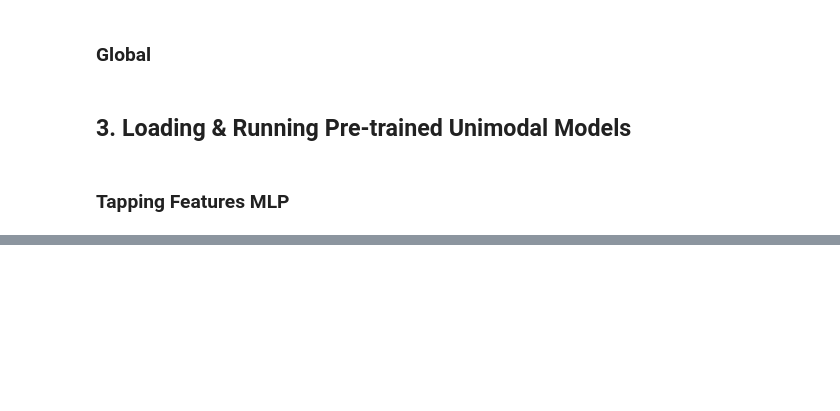
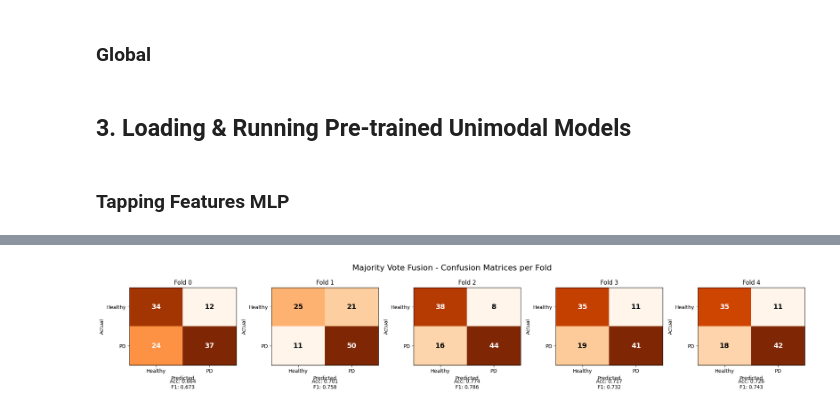
Before and after one commit to maelysclerget/multimodal-parkinson-detection-ml, a Jupyter notebook: src_GAMMA/FusionPipelines/LateFeatureFusionPipeline.ipynb, the cells around one changed output, grey strips where cells are left out. Saved outputs shown, nothing was run; the diff lists cells and outputs as text; code cells hidden in the pictures; blank space fills up the shorter version.

Commit message:
Finish Late Fusion Feature MLP

```diff
--- a/src_GAMMA/FusionPipelines/LateFeatureFusionPipeline.ipynb
+++ b/src_GAMMA/FusionPipelines/LateFeatureFusionPipeline.ipynb
@@ -144,0 +759,91 @@ with torch.no_grad():
+# %%
+# Use the already concatenated fusion_df from weighted average section
+# Or create it again if needed
+if 'fusion_df' not in locals():
+    tapping_with_modality = tapping_test_results.copy()
+    tapping_with_modality['modality'] = 'tapping'
+
+    audio_with_modality = audio_test_results.copy()
+    audio_with_modality['modality'] = 'audio'
+
+    fusion_df = pd.concat([tapping_with_modality, audio_with_modality], ignore_index=True)
+
+# Compute majority voting per healthCode and fold
+majority_vote_results = []
+
+for fold in range(5):
+    fold_data = fusion_df[fusion_df['fold'] == fold]
+
+    for healthcode in fold_data['healthCode'].unique():
+        hc_data = fold_data[fold_data['healthCode'] == healthcode]
+
+        # Get all predictions for this healthCode (from both modalities)
+        all_preds = hc_data['predicted_label'].values
+
+        # Majority vote
+        majority_pred = stats.mode(all_preds, keepdims=True)[0][0]
+        actual_label = hc_data['actual_label'].iloc[0]
+
+        majority_vote_results.append({
+            'healthCode': healthcode,
+            'fold': fold,
+            'predicted_label': majority_pred,
+            'actual_label': actual_label
+        })
+
+majority_vote_df = pd.DataFrame(majority_vote_results)
+
+print(f"Majority Vote Fusion Results:")
+print(f"Total unique healthCodes: {majority_vote_df['healthCode'].nunique()}")
+print(f"Shape: {majority_vote_df.shape}\n")
+
+# Plot confusion matrices per fold
+fig, axes = plt.subplots(1, 5, figsize=(20, 4))
+fig.suptitle('Majority Vote Fusion - Confusion Matrices per Fold', fontsize=16)
+
+f1_scores = []
+accuracies = []
+
+for fold in range(5):
+    fold_data = majority_vote_df[majority_vote_df['fold'] == fold]
+    if len(fold_data) > 0:
+        cm = confusion_matrix(fold_data['actual_label'], fold_data['predicted_label'])
+
+        # Plot confusion matrix
+        im = axes[fold].imshow(cm, cmap='Oranges', aspect='auto')
+        axes[fold].set_title(f'Fold {fold}')
+        axes[fold].set_xlabel('Predicted')
+        axes[fold].set_ylabel('Actual')
+        axes[fold].set_xticks([0, 1])
+        axes[fold].set_yticks([0, 1])
+        axes[fold].set_xticklabels(['Healthy', 'PD'])
+        axes[fold].set_yticklabels(['Healthy', 'PD'])
+
+        # Add text annotations
+        for i in range(2):
+            for j in range(2):
+                text = axes[fold].text(j, i, cm[i, j],
+                                      ha="center", va="center", color="white" if cm[i, j] > cm.max()/2 else "black",
+                                      fontsize=14, weight='bold')
+
+        # Compute metrics
+        acc = accuracy_score(fold_data['actual_label'], fold_data['predicted_label'])
+        f1 = f1_score(fold_data['actual_label'], fold_data['predicted_label'])
+        f1_scores.append(f1)
+        accuracies.append(acc)
+        axes[fold].text(0.5, -0.3, f'Acc: {acc:.3f}\nF1: {f1:.3f}',
+                       ha='center', transform=axes[fold].transAxes, fontsize=10)
+
+plt.tight_layout()
+plt.show()
+
+# Overall statistics
+mean_f1 = np.mean(f1_scores)
+std_f1 = np.std(f1_scores)
+mean_acc = np.mean(accuracies)
+std_acc = np.std(accuracies)
+
+print(f"\n**Majority Vote Fusion Results:**")
+print(f"**Mean F1 Score: {mean_f1:.4f} ± {std_f1:.4f}**")
+print(f"**Mean Accuracy: {mean_acc:.4f} ± {std_acc:.4f}**")
+# %% [output]
@@ -144,0 +853 @@ with torch.no_grad():
+[figure, added]
```
Also changed, not shown: parts of 21 cells of this notebook, 2 other files.
